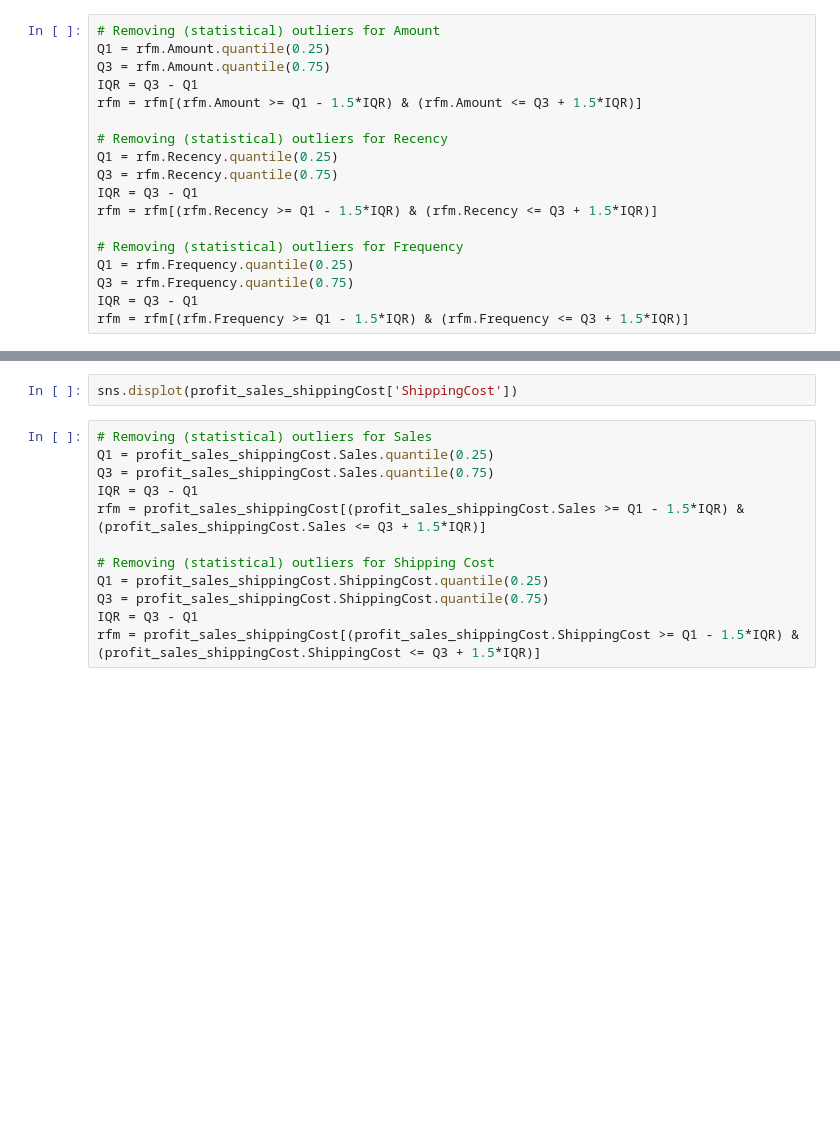
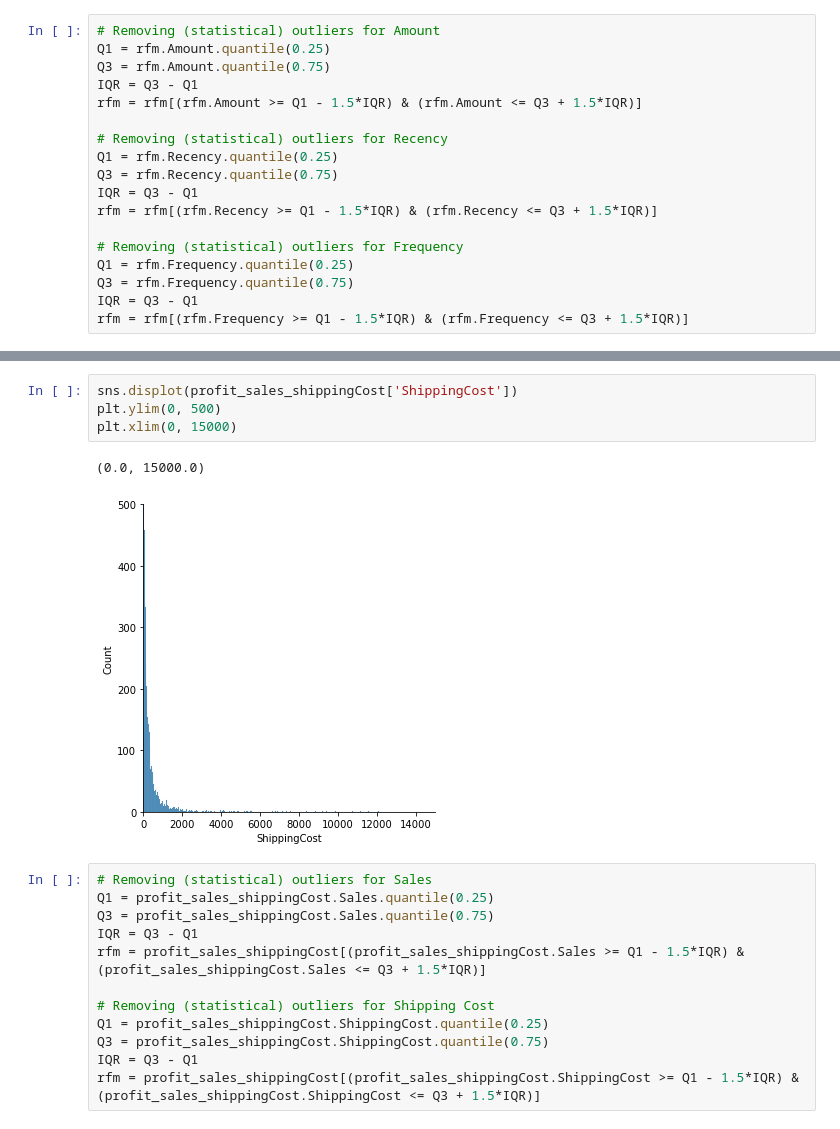
Before and after one commit to TuanDinhLe/DataMining, a Jupyter notebook: DataMining.ipynb, the cells around one changed output, grey strips where cells are left out. Drawn from its saved outputs; the diff is of its cells as text; blank space fills up the shorter version.

```diff
--- a/DataMining.ipynb
+++ b/DataMining.ipynb
@@ -298,5 +551,10 @@ sns.displot(profit_sales_shippingCost['Sales'])
 # %%
 sns.displot(profit_sales_shippingCost['ShippingCost'])
+plt.ylim(0, 500)
+plt.xlim(0, 15000)
+# %% [output]
+(0.0, 15000.0)
+[figure, added]
 # %%
 # Removing (statistical) outliers for Sales
 Q1 = profit_sales_shippingCost.Sales.quantile(0.25)
```
Also changed, not shown: parts of 77 cells of this notebook.
